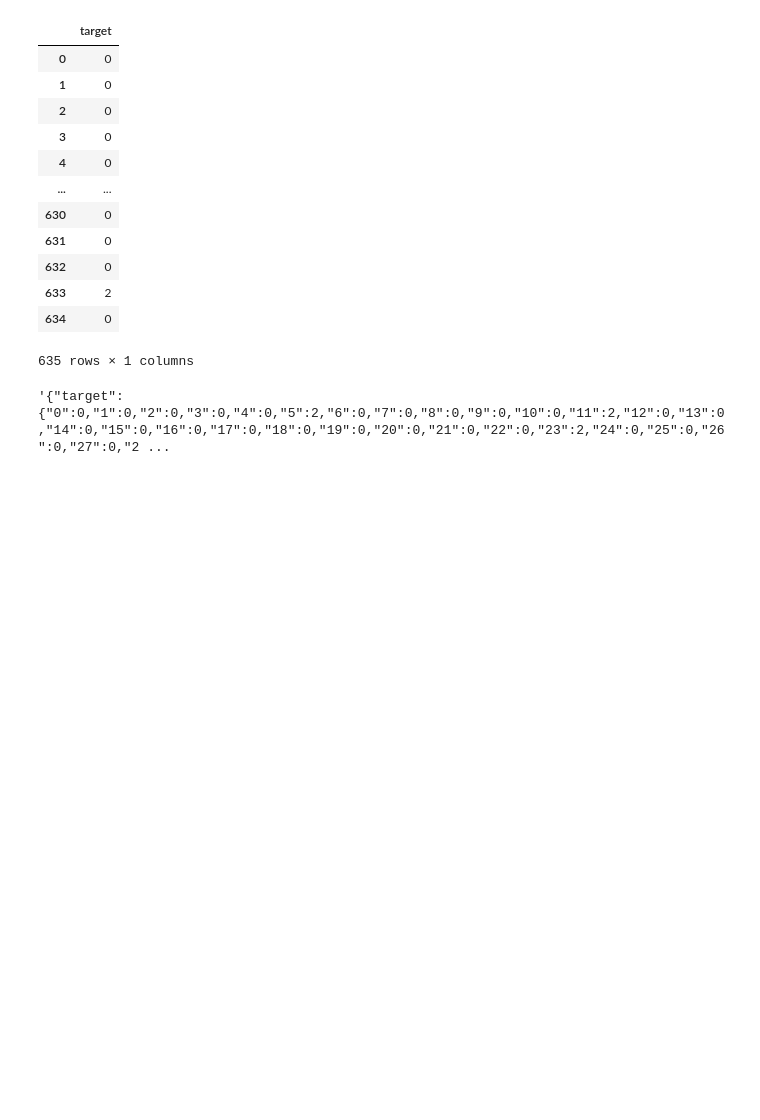
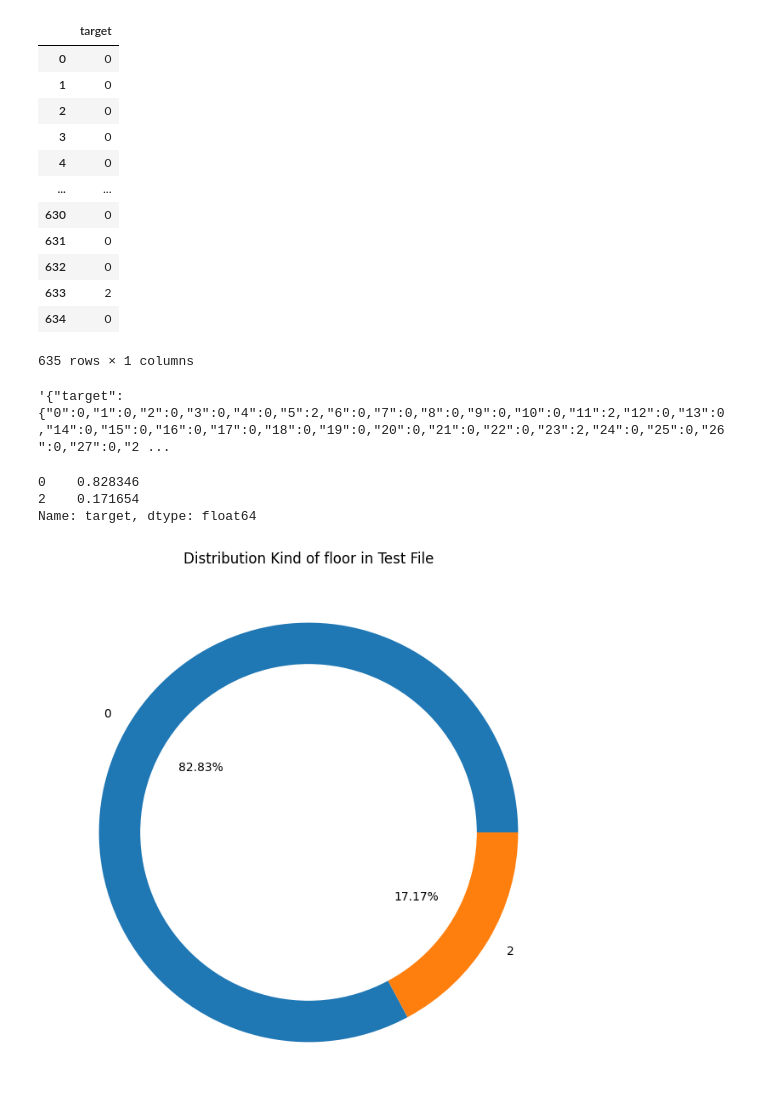
Before and after one commit to 75Engel/Deforestation, a Jupyter notebook: notebook_1.ipynb, the cells around one changed output. Drawn from its saved outputs; the diff is of its cells as text; code cells hidden in the pictures; blank space fills up the shorter version.

```diff
--- a/notebook_1.ipynb
+++ b/notebook_1.ipynb
@@ -510 +526,27 @@ with open('json_submit.json', 'w') as file:
     json.dump(json_submit, file)
+# %%
+with open('predictions.json') as f:
+    fichero = json.load(f)
+# %%
+df = pd.read_json(fichero, orient ='columns')
+df['target'].value_counts(normalize=True)
+# %% [output]
+0    0.828346
+2    0.171654
+Name: target, dtype: float64
+# %%
+plt.figure(figsize=(8,8))
+my_circle=plt.Circle( (0,0),
+                     0.8, # Grosor del donut
+                     color='white')
+
+data = df['target'].value_counts()
+plt.pie(data.values,
+        labels=data.index,
+        autopct='%1.2f%%');
+
+p=plt.gcf()
+p.gca().add_artist(my_circle)
+plt.title("Distribution Kind of floor in Test File");
+# %% [output]
+[figure, added]
```
Also changed, not shown: parts of 7 cells of this notebook.
